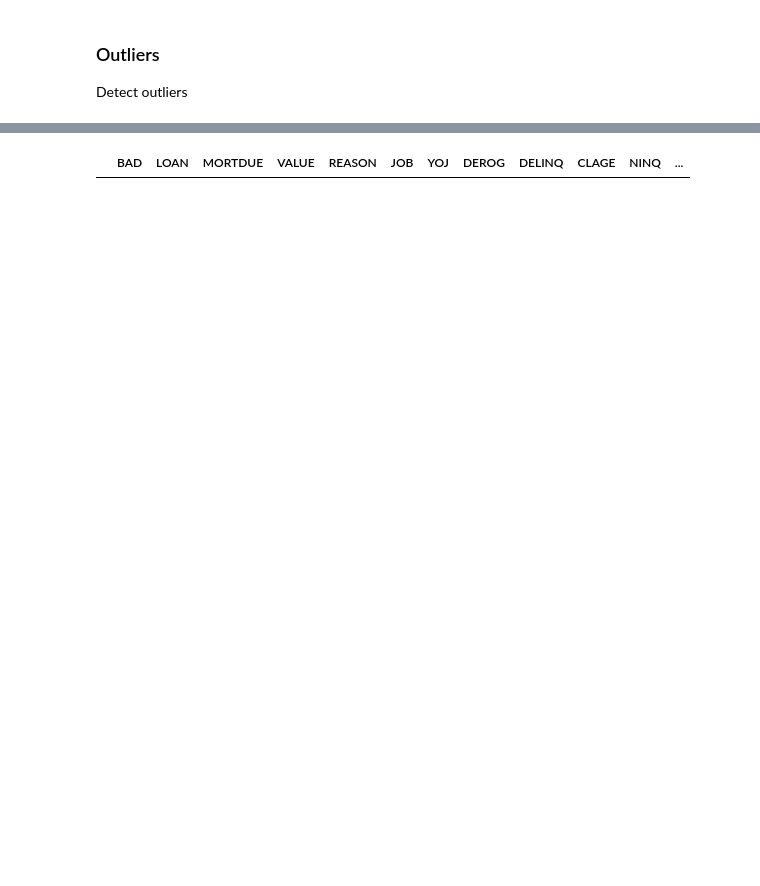
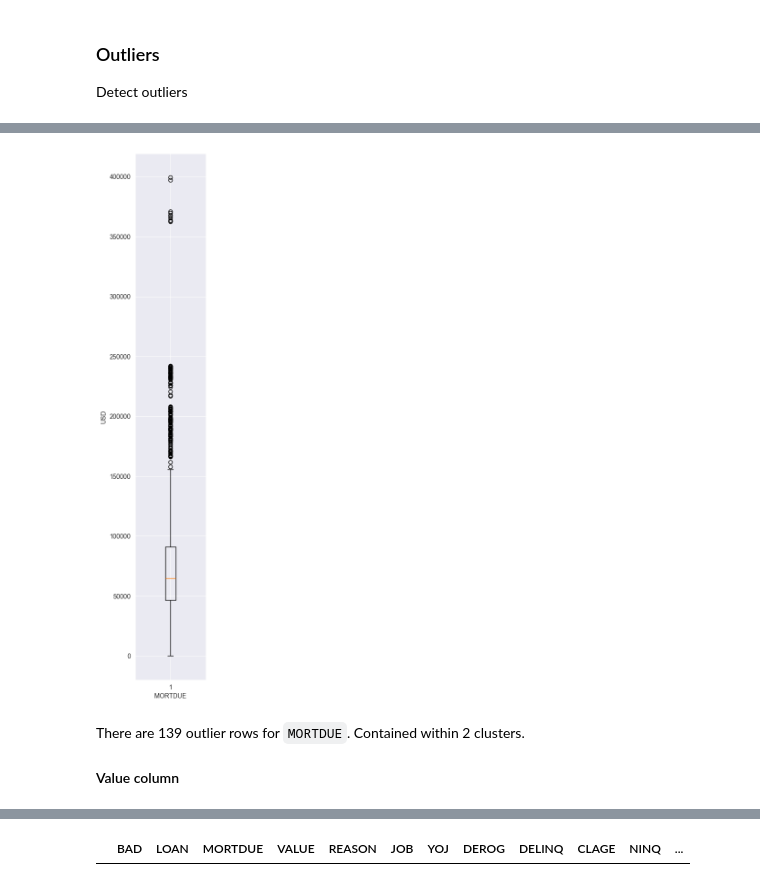
Before and after one commit to gonzalobugueno/programming_for_ai_final, a Jupyter notebook: training/hmeq/hmeq.ipynb, the cells around one changed output, grey strips where cells are left out. Cells and saved outputs as stored; diff of their text form; code cells hidden in the pictures; blank space fills up the shorter version.

```diff
--- a/training/hmeq/hmeq.ipynb
+++ b/training/hmeq/hmeq.ipynb
@@ -259,0 +267,11 @@ outliers
+# %%
+plt.figure(figsize=(2, 15))
+plt.boxplot(f['MORTDUE'])
+plt.xlabel('MORTDUE')
+plt.ylabel('USD')
+plt.show()
+# %% [output]
+[figure, added]
+# %% [markdown]
+There are 139 outlier rows for `MORTDUE`. Contained within 2 clusters.
+#### Value column
```
Also changed, not shown: parts of 35 cells of this notebook.
